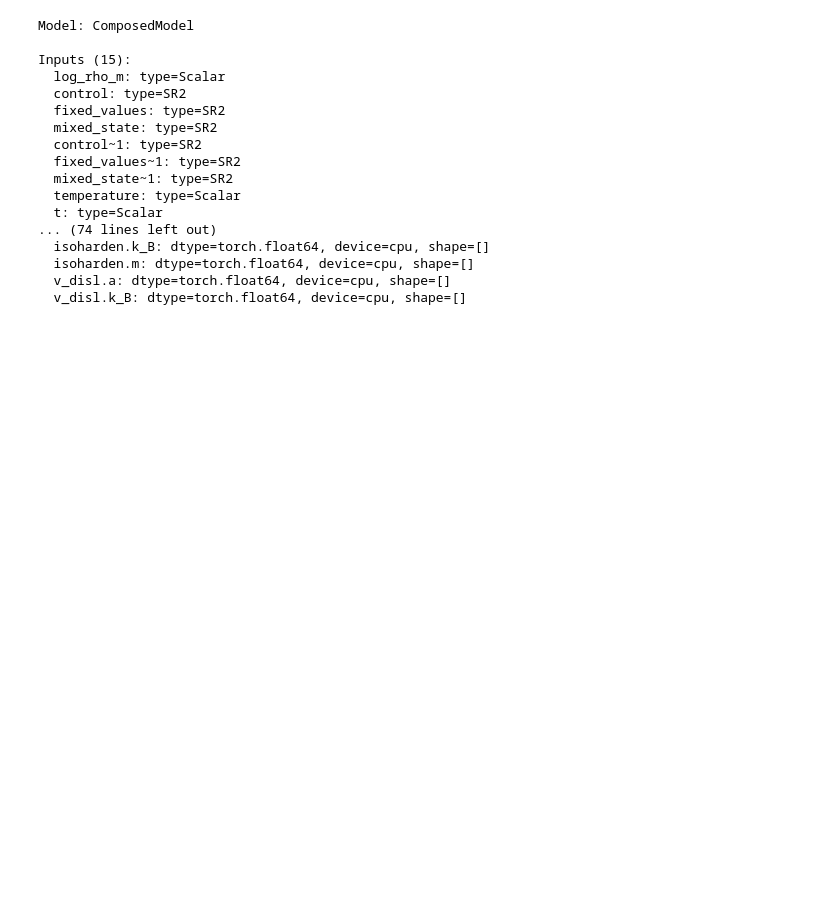
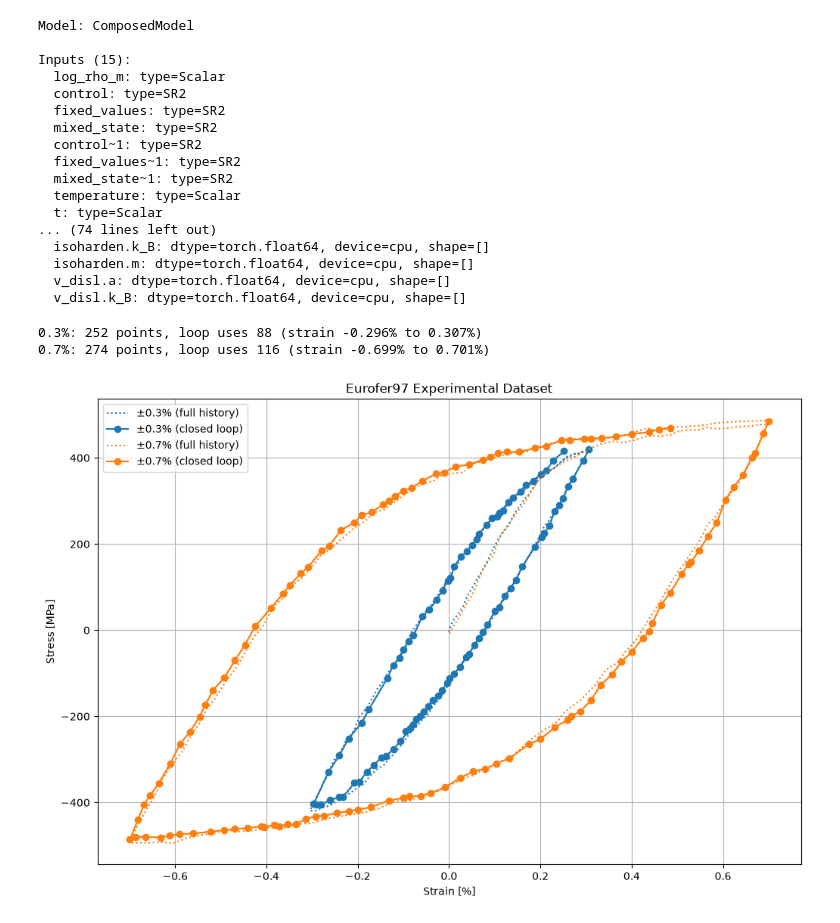
Before and after one commit to ColinMG2/neml2, a Jupyter notebook: cmg_projects/cyclic_optimization/eurofer97_deterministic.ipynb, the cells around one changed output. Cells and saved outputs as stored; diff of their text form; code cells hidden in the pictures; blank space fills up the shorter version.

Commit message:
Began writing script for Eurofer97 LCF training. Needs more tweaks before running a full training simulation.

```diff
--- a/cmg_projects/cyclic_optimization/eurofer97_deterministic.ipynb
+++ b/cmg_projects/cyclic_optimization/eurofer97_deterministic.ipynb
@@ -165,3 +168,57 @@ Inputs (15):
   isoharden.m: dtype=torch.float64, device=cpu, shape=[]
   v_disl.a: dtype=torch.float64, device=cpu, shape=[]
   v_disl.k_B: dtype=torch.float64, device=cpu, shape=[]
+# %%
+path = "cyclic_data"
+amp_labels = ["0.3", "0.7"]
+
+raw_strain = {}
+raw_stress = {}
+loop_strain = {}
+loop_stress = {}
+
+for amp in amp_labels:
+    (filenames,) = [
+        f for f in os.listdir(path) if f.startswith("Eurofer97") and amp in f and f.endswith(".csv")
+    ]
+    df = pd.read_csv(os.path.join(path, filenames))
+
+    strain = (
+        torch.tensor(df["x"].values, device=device) * 1.0e-2
+    )  # convert from percent to real strain
+    stress = torch.tensor(df["y"].values, device=device)
+    raw_strain[amp] = strain
+    raw_stress[amp] = stress
+
+    i_peak = int(torch.argmax(strain))
+    loop_strain[amp] = strain[i_peak:]
+    loop_stress[amp] = stress[i_peak:]
+    print(
+        f"{amp}%: {len(raw_strain[amp])} points, loop uses {len(loop_strain[amp])} "
+        f"(strain {loop_strain[amp].min() * 100:.3f}% to {loop_strain[amp].max() * 100:.3f}%)"
+    )
+plt.figure(figsize=(12, 8))
+for i, amp in enumerate(amp_labels):
+    plt.plot(
+        raw_strain[amp].cpu().numpy() * 100,
+        raw_stress[amp].cpu().numpy(),
+        ":",
+        color=f"C{i}",
+        label=rf"$\pm${amp}% (full history)",
+    )
+    plt.plot(
+        loop_strain[amp].cpu().numpy() * 100,
+        loop_stress[amp].cpu().numpy(),
+        "-o",
+        color=f"C{i}",
+        label=rf"$\pm${amp}% (closed loop)",
+    )
+plt.xlabel("Strain [%]")
+plt.ylabel("Stress [MPa]")
+plt.title("Eurofer97 Experimental Dataset")
+plt.legend()
+plt.grid()
+# %% [output]
+0.3%: 252 points, loop uses 88 (strain -0.296% to 0.307%)
+0.7%: 274 points, loop uses 116 (strain -0.699% to 0.701%)
+[figure, added]
```
Also changed, not shown: parts of 3 cells of this notebook, 6 other files.
